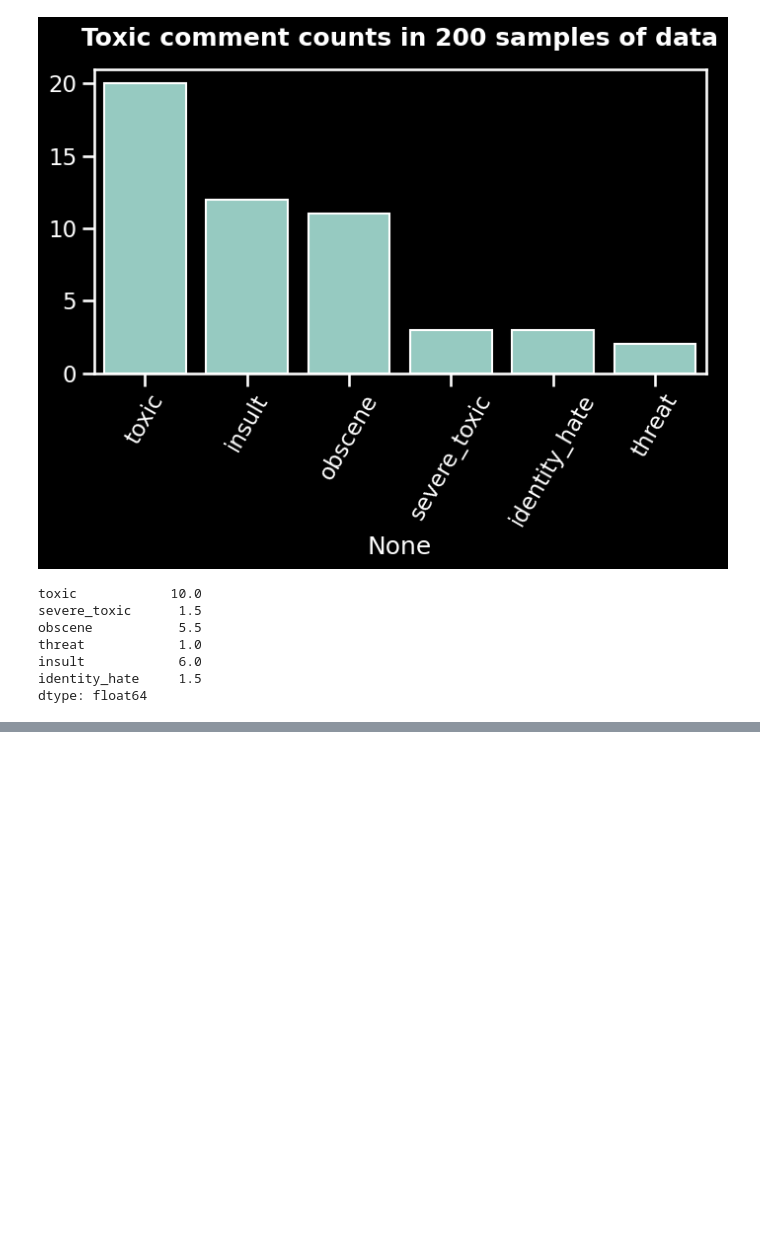
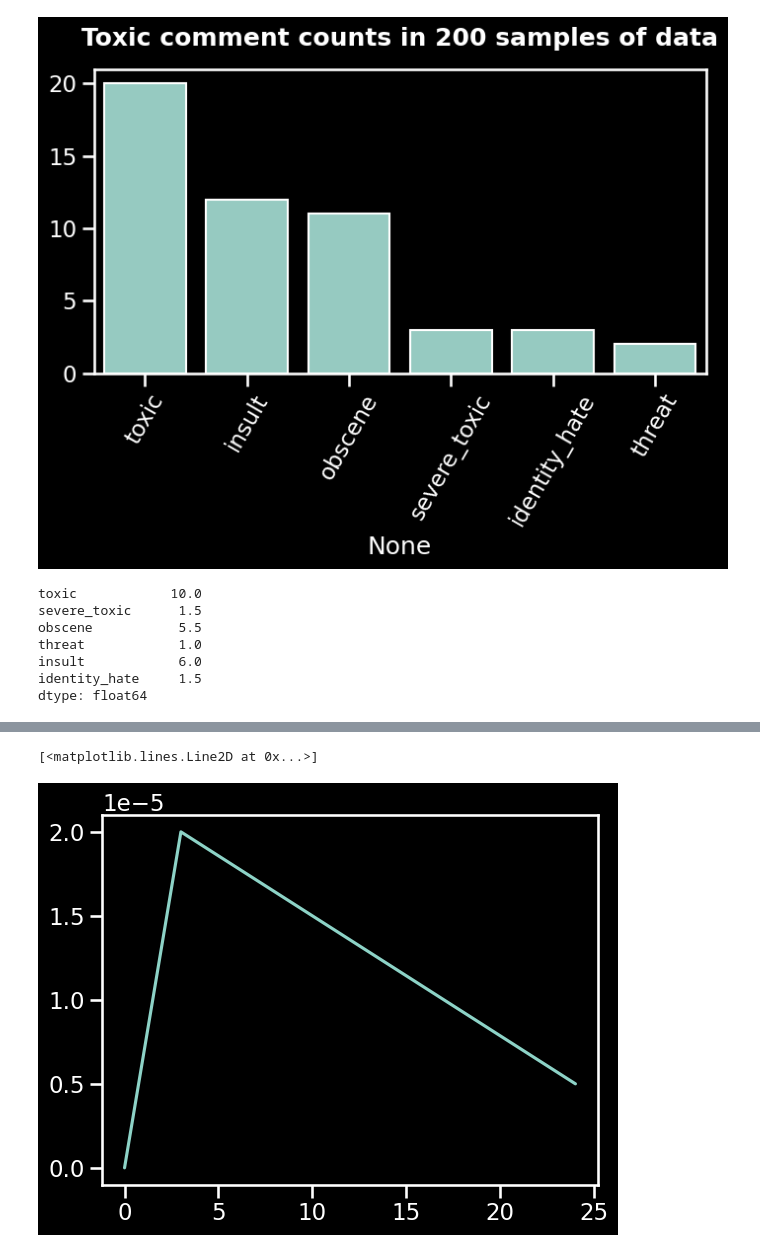
Before and after one commit to LHY-UESTC/NLP, a Jupyter notebook: NLP2.ipynb, the cells around one changed output, grey strips where cells are left out. Cells and saved outputs as stored; diff of their text form; code cells hidden in the pictures; blank space fills up the shorter version.

```diff
--- a/NLP2.ipynb
+++ b/NLP2.ipynb
@@ -221,0 +468,4 @@ dtype: float64
+# %%
+# 为了更快的计算，让我们设置设备cuda（如果可用）。
+device = torch.device('cuda' if torch.cuda.is_available() else 'cpu')
+device
@@ -221,0 +474,5 @@ dtype: float64
+# %%
+%%time
+model = transformers.BertForSequenceClassification.from_pretrained('bert-base-cased', num_labels = 6)
+model.to(device)
+model.train()
@@ -221,0 +584,39 @@ dtype: float64
+# %%
+# 定义了训练的总轮数（epoch）。在训练过程中，将对数据集进行多次迭代，每次迭代称为一个轮数。
+epochs = 5
+# 定义了学习率（learning rate）。学习率控制了模型参数更新的步长，即每次更新时参数所改变的大小。
+LR = 2e-5 #Learning rate
+# 创建了一个优化器对象，用于更新模型的参数。
+# model.parameters(): 指定需要更新的模型参数。model是之前定义的模型对象，调用parameters()方法可以获取到模型的可训练参数。
+# LR: 学习率，即参数更新的步长。
+# betas=(0.9, 0.999): AdamW优化器中的beta系数，用于计算梯度一阶矩和二阶矩的移动平均。
+# weight_decay=1e-2: 权重衰减因子，用于对模型参数进行L2正则化，以防止过拟合。
+# correct_bias=False: 是否对偏置项进行修正。
+optimizer = AdamW(model.parameters(), LR, betas = (0.9, 0.999), weight_decay = 1e-2, correct_bias = False)
+# %%
+# 对于总训练时间的10%，我们使用上面设置的学习率参数。然后我们逐渐将学习率降低到零。
+
+# 计算了训练过程中的总步数（train_steps）。len(train)表示训练集的样本数量，epochs表示训练的总轮数，
+# train_batch表示每个训练批次的样本数量。通过这个计算，可以确定在整个训练过程中需要执行多少个训练步骤。
+train_steps = int((len(train) * epochs)/train_batch)
+# 计算了学习率调度器中的预热步数num_steps，train_steps表示总步数，0.1表示预热步数占总步数的比例
+num_steps = int(train_steps * 0.1)
+# 创建了一个学习率调度器（scheduler），使用了线性预热策略。
+# optimizer是之前定义的优化器对象。num_steps表示预热步数，train_steps表示总步数。
+scheduler = get_linear_schedule_with_warmup(optimizer, num_steps, train_steps)
+# %%
+# 创建一个空列表le，用于存储每个训练步骤的学习率。
+le = []
+# 使用for循环迭代epochs次，表示训练的总轮数。使用tqdm函数可以在循环中显示一个进度条，以便实时跟踪训练进度。
+for b in tqdm(range(epochs)):
+    # 使用嵌套的for循环迭代训练数据加载器train_dataloader，获取每个批次的数据进行训练。
+    for a in train_dataloader:
+        # 获取当前训练步骤的学习率，并将其添加到le列表中。scheduler.get_last_lr()返回当前学习率的值。
+        le.append(scheduler.get_last_lr())
+        # 调用学习率调度器的step()方法，更新学习率。
+        scheduler.step()
+# np.arange(len(le))创建一个与le列表长度相同的横坐标，表示训练步骤的索引。然后，使用plt.plot函数绘制学习率曲线。
+plt.plot(np.arange(len(le)), le)
+# %% [output]
+[<matplotlib.lines.Line2D at 0x...>]
+[figure, added]
```
Also changed, not shown: parts of 34 cells of this notebook, 1 other file.
